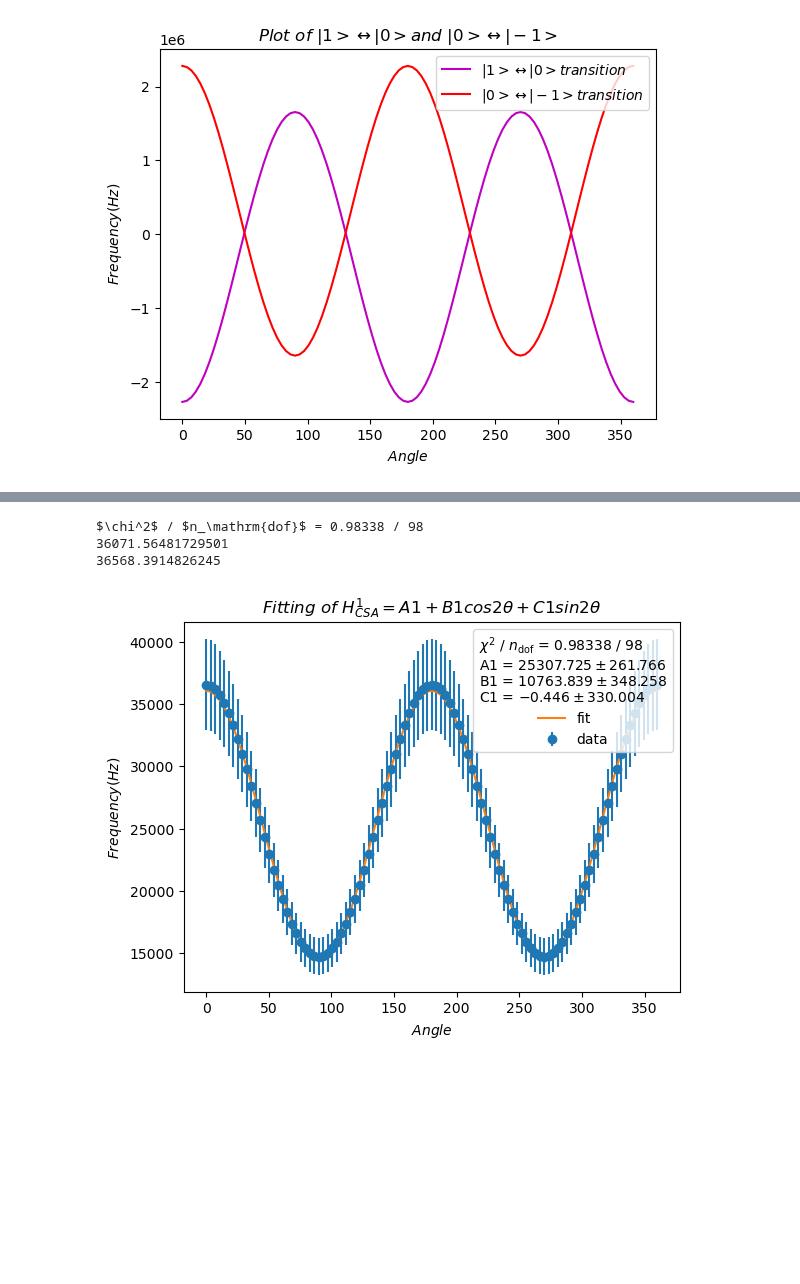
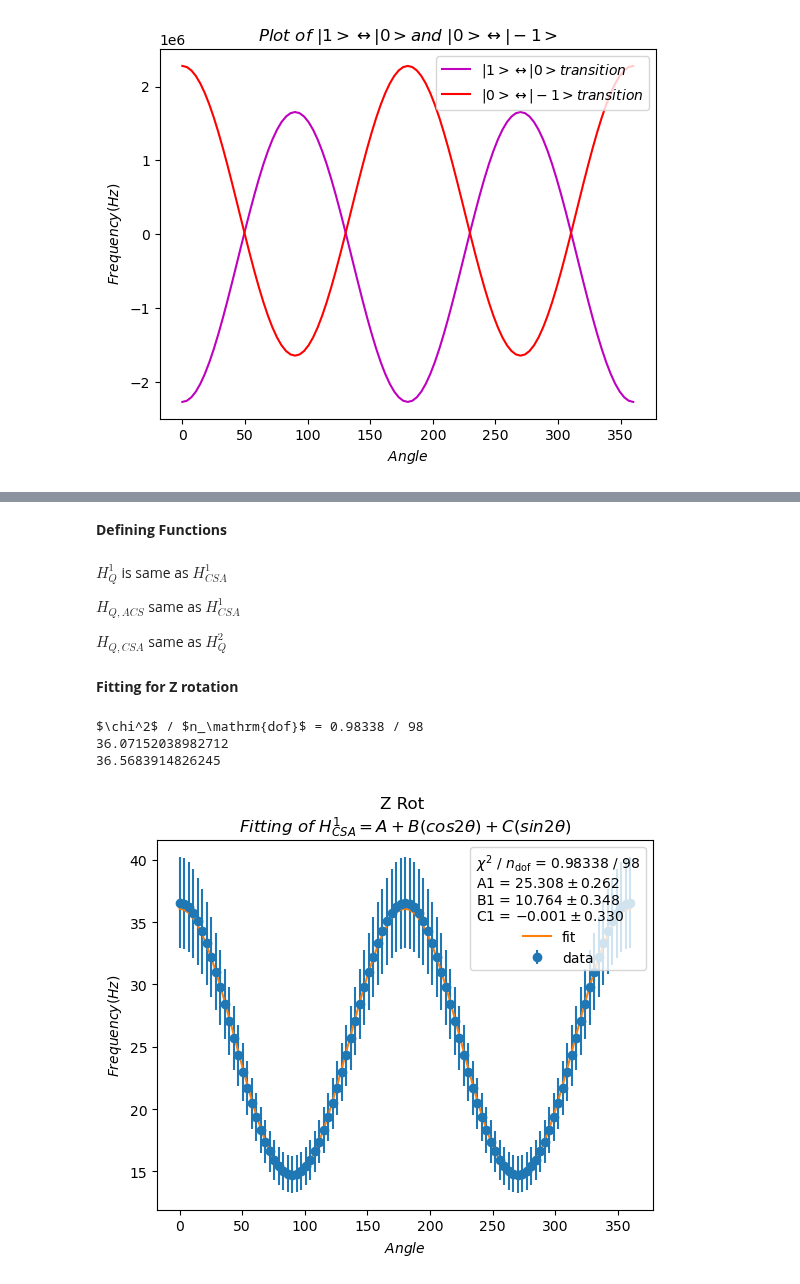
Before and after one commit to AstrobioShiva/Script_project, a Jupyter notebook: Python/Plotting/freq_fit.ipynb, the cells around one changed output, grey strips where cells are left out. Cells and saved outputs as stored; diff of their text form; code cells hidden in the pictures; blank space fills up the shorter version.

```diff
--- a/Python/Plotting/freq_fit.ipynb
+++ b/Python/Plotting/freq_fit.ipynb
@@ -193,3 +217,5 @@ plt.legend()
+# %% [markdown]
+**Defining Functions**
 # %%
 #fitting functions
 def Hcsa1(theta,A1, B1, C1):
@@ -212,39 +229,47 @@ y_2D = df['freq_2D'] #freq of |0> -> |-1>
+# %% [markdown]
+$H^1_Q$ is same as $H^1_{CSA}$
+
+$H_{Q,ACS}$ same as $H^1_{CSA}$
+
+$H_{Q,CSA}$ same as $H^2_{Q}$
+# %% [markdown]
+**Fitting for Z rotation**
 # %%
 #Curve Fitting using Iminiuit
 
-least_squares = LeastSquares(x, y_s,y_s/10, Hcsa1)
+least_squares = LeastSquares(x, y_sz,y_sz/10, Hcsa1)
 #least_squares = LeastSquares(x, y,y/10, HQ2)
 m = Minuit(least_squares, A1 = 1, B1 = 1, C1= 1)
 #m = Minuit(least_squares, A2 = 1, B2 = 1, C2= 1, D2 = 1, E2 = 1)
 # m.fixed["C1"] = True
 
 m.migrad()  # finds minimum of least_squares function
 m.hesse()   # accurately computes uncertainties
 fit_info = [
     f"$\\chi^2$ / $n_\\mathrm{{dof}}$ = {m.fval:.5f} / {len(x) - m.nfit}",
 ]
 print(fit_info[0])
 
 
 for p, v, e in zip(m.parameters, m.values, m.errors):
     fit_info.append(f"{p} = ${v:.3f} \\pm {e:.3f}$")
 
 
 # draw data and fitted line
-plt.errorbar(x, y_s, y_s/10., fmt="o", label="data")
+plt.errorbar(x, y_sz, y_sz/10., fmt="o", label="data")
 plt.plot(x, Hcsa1(x, *m.values), label="fit")
 plt.xlabel(r'$Angle$')
 plt.ylabel(r'$Frequency (Hz)$')
-plt.title(r'$Fitting\ of\ H^1_{CSA} = A1 + B1(cos2\theta )+ C1(sin2\theta)$')
+plt.title('Z Rot \n'+r'$Fitting\ of\ H^1_{CSA} = A + B(cos2\theta )+ C(sin2\theta)$')
 #ax11.plot(x, HQ2(x, *m.values), label="fit")
 plt.legend(title="\n".join(fit_info))
-plt.savefig("miniuit_fit_Hcsa1")
+# plt.savefig("miniuit_fit_Hcsa1")
 
 print(Hcsa1(0, *m.values))
 #print(HQ2(0, *m.values))
-print(y_s[0])
+print(y_sz[0])
 # %% [output]
 $\chi^2$ / $n_\mathrm{dof}$ = 0.98338 / 98
-36071.56481729501
-36568.3914826245
+36.07152038982712
+36.5683914826245
-[figure, old version]
+[figure, new version]
```
Also changed, not shown: parts of 25 cells of this notebook, 17 other files.
